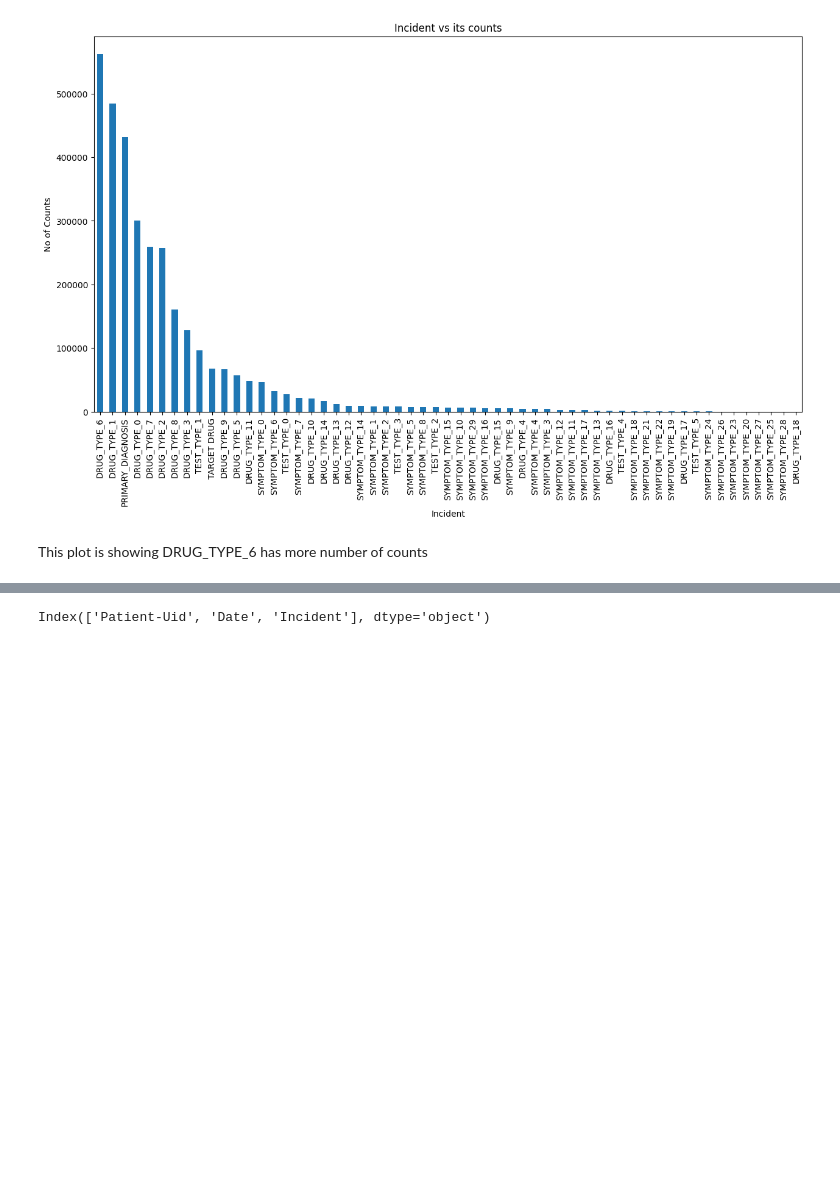
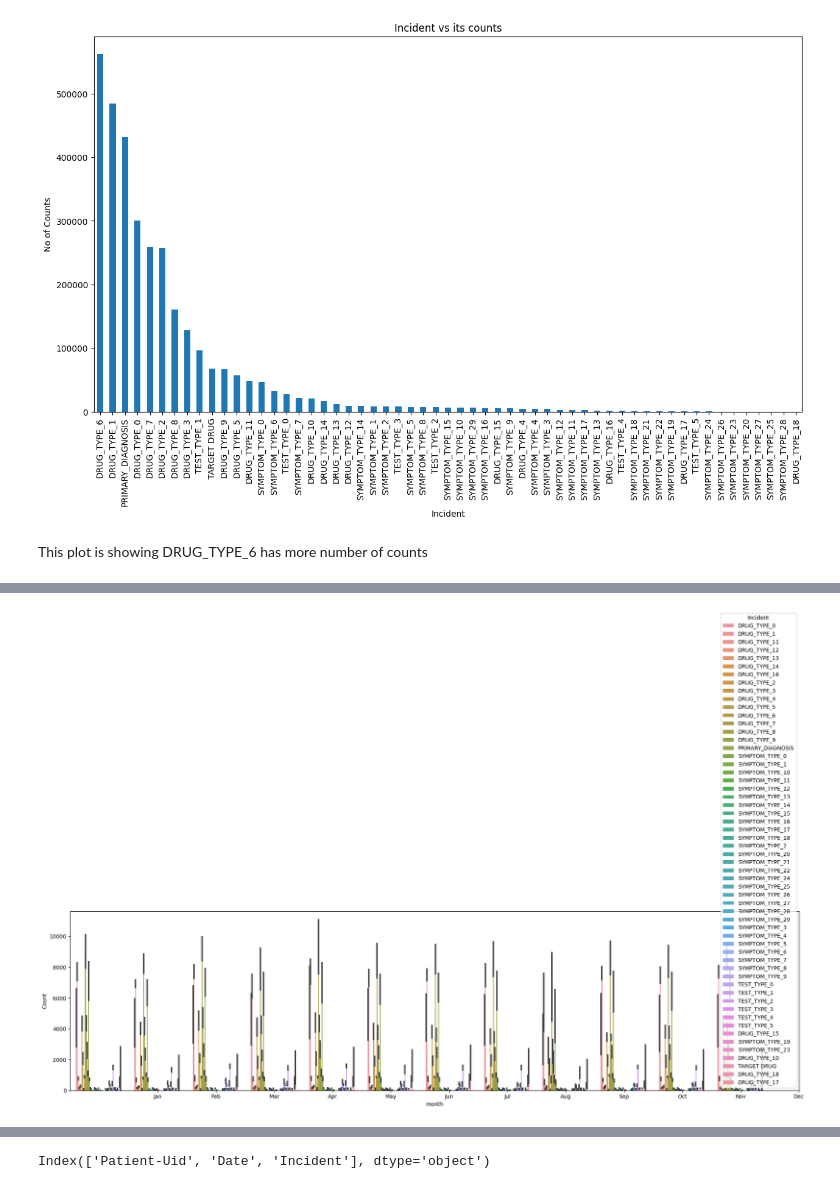
Before and after one commit to venkatesh-r96/Structured-Data-Assignment, a Jupyter notebook: 001.ipynb, the cells around one changed output, grey strips where cells are left out. Drawn from its saved outputs; the diff is of its cells as text; code cells hidden in the pictures; blank space fills up the shorter version.

```diff
--- a/001.ipynb
+++ b/001.ipynb
@@ -231,0 +255,9 @@ This plot is showing DRUG_TYPE_6 has more number of counts
+# %%
+plt.figure(figsize=(20,10))
+
+sns.barplot(data = Incident_month_year, x='month', y='Count', hue='Incident')
+plt.xticks(range(1, 13), ['Jan', 'Feb', 'Mar', 'Apr', 'May', 'Jun', 'Jul', 'Aug', 'Sep', 'Oct', 'Nov', 'Dec'])
+plt.tight_layout()
+plt.show()
+# %% [output]
+[figure, added]
```
Also changed, not shown: parts of 27 cells of this notebook.
